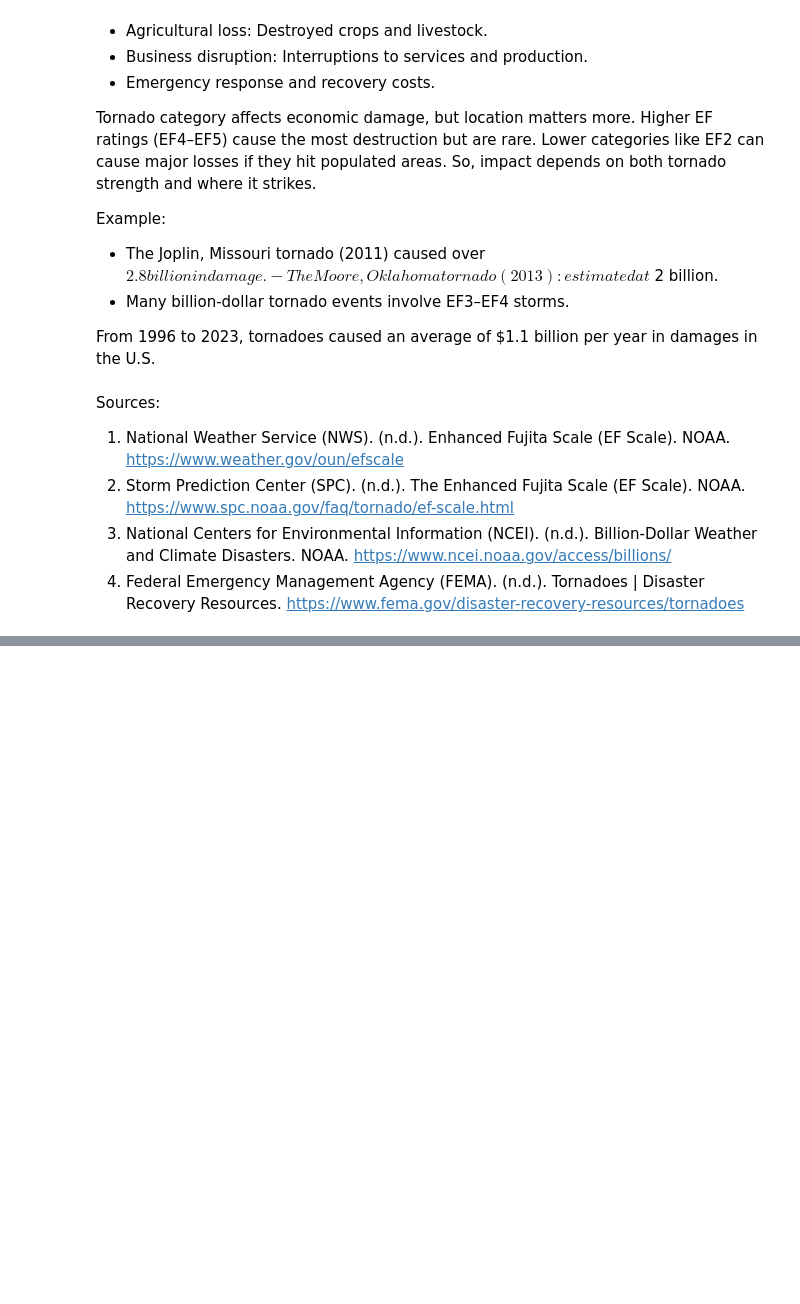
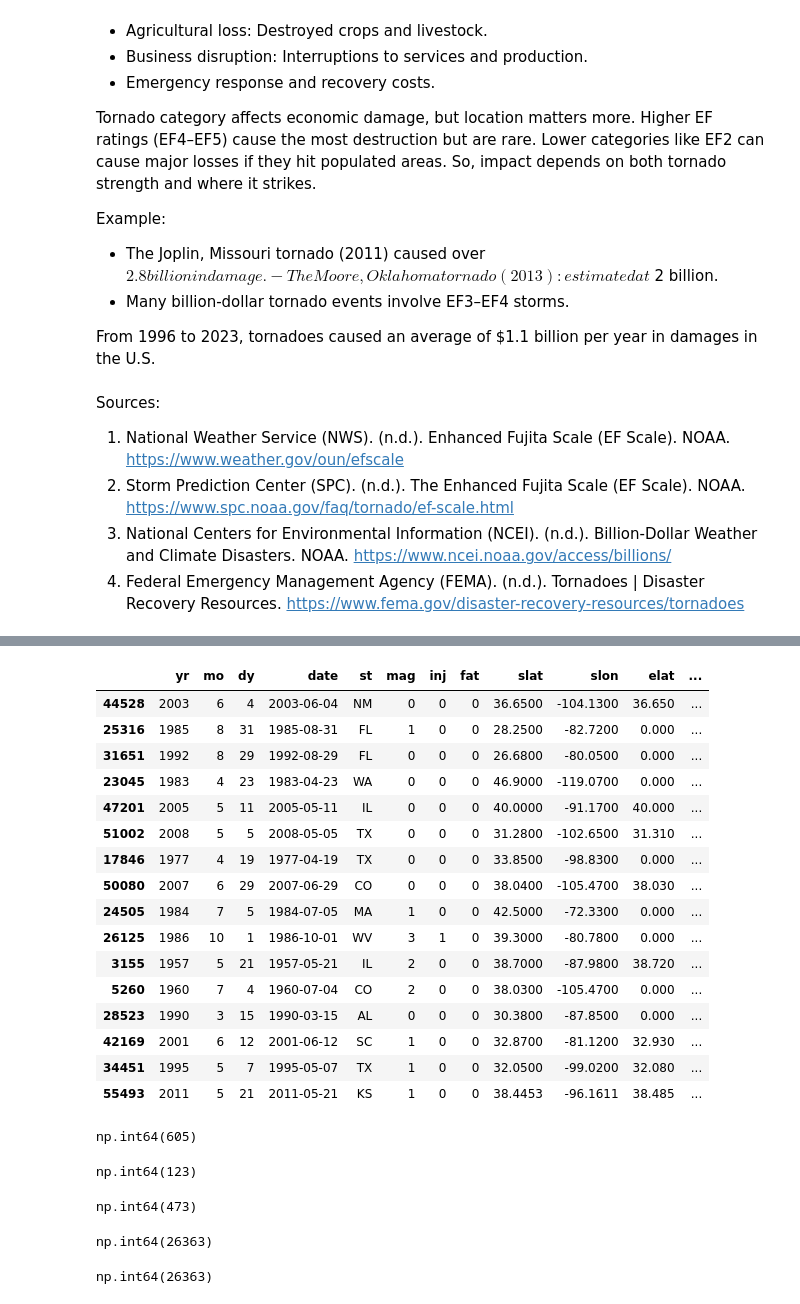
Before and after one commit to lab2077/4geeks_final_project, a Jupyter notebook: src/tornadoes_predictor.ipynb, the cells around one changed output, grey strips where cells are left out. Cells and saved outputs as stored; diff of their text form; code cells hidden in the pictures; blank space fills up the shorter version.

Commit message:
Limpieza de data

```diff
--- a/src/tornadoes_predictor.ipynb
+++ b/src/tornadoes_predictor.ipynb
@@ -63,0 +87,5 @@ https://www.fema.gov/disaster-recovery-resources/tornadoes
+# %%
+import pandas as pd
+
+df_raw = pd.read_csv('../data/raw/us_tornado_dataset_1950_2021.csv')
+df_raw.info()
@@ -63,0 +110,41 @@ https://www.fema.gov/disaster-recovery-resources/tornadoes
+# %%
+df_raw.sample(16, random_state=2025)
+# %% [output]
+|  | yr | mo | dy | date | st | mag | inj | fat | slat | slon | elat | ... |
+| 44528 | 2003 | 6 | 4 | 2003-06-04 | NM | 0 | 0 | 0 | 36.6500 | -104.1300 | 36.650 | ... |
+| 25316 | 1985 | 8 | 31 | 1985-08-31 | FL | 1 | 0 | 0 | 28.2500 | -82.7200 | 0.000 | ... |
+| 31651 | 1992 | 8 | 29 | 1992-08-29 | FL | 0 | 0 | 0 | 26.6800 | -80.0500 | 0.000 | ... |
+| 23045 | 1983 | 4 | 23 | 1983-04-23 | WA | 0 | 0 | 0 | 46.9000 | -119.0700 | 0.000 | ... |
+| 47201 | 2005 | 5 | 11 | 2005-05-11 | IL | 0 | 0 | 0 | 40.0000 | -91.1700 | 40.000 | ... |
+| 51002 | 2008 | 5 | 5 | 2008-05-05 | TX | 0 | 0 | 0 | 31.2800 | -102.6500 | 31.310 | ... |
+| 17846 | 1977 | 4 | 19 | 1977-04-19 | TX | 0 | 0 | 0 | 33.8500 | -98.8300 | 0.000 | ... |
+| 50080 | 2007 | 6 | 29 | 2007-06-29 | CO | 0 | 0 | 0 | 38.0400 | -105.4700 | 38.030 | ... |
+| 24505 | 1984 | 7 | 5 | 1984-07-05 | MA | 1 | 0 | 0 | 42.5000 | -72.3300 | 0.000 | ... |
+| 26125 | 1986 | 10 | 1 | 1986-10-01 | WV | 3 | 1 | 0 | 39.3000 | -80.7800 | 0.000 | ... |
+| 3155 | 1957 | 5 | 21 | 1957-05-21 | IL | 2 | 0 | 0 | 38.7000 | -87.9800 | 38.720 | ... |
+| 5260 | 1960 | 7 | 4 | 1960-07-04 | CO | 2 | 0 | 0 | 38.0300 | -105.4700 | 0.000 | ... |
+| 28523 | 1990 | 3 | 15 | 1990-03-15 | AL | 0 | 0 | 0 | 30.3800 | -87.8500 | 0.000 | ... |
+| 42169 | 2001 | 6 | 12 | 2001-06-12 | SC | 1 | 0 | 0 | 32.8700 | -81.1200 | 32.930 | ... |
+| 34451 | 1995 | 5 | 7 | 1995-05-07 | TX | 1 | 0 | 0 | 32.0500 | -99.0200 | 32.080 | ... |
+| 55493 | 2011 | 5 | 21 | 2011-05-21 | KS | 1 | 0 | 0 | 38.4453 | -96.1611 | 38.485 | ... |
+# %%
+#df_raw['mag'].count(-9)
+(df_raw['mag'] == -9).sum()
+# %% [output]
+np.int64(605)
+# %%
+(df_raw['len'] == 0).sum()
+# %% [output]
+np.int64(123)
+# %%
+(df_raw['wid'] == 0).sum()
+# %% [output]
+np.int64(473)
+# %%
+(df_raw['elat'] == 0).sum()
+# %% [output]
+np.int64(26363)
+# %%
+(df_raw['elon'] == 0).sum()
+# %% [output]
+np.int64(26363)
```
Also changed, not shown: parts of 8 cells of this notebook.
